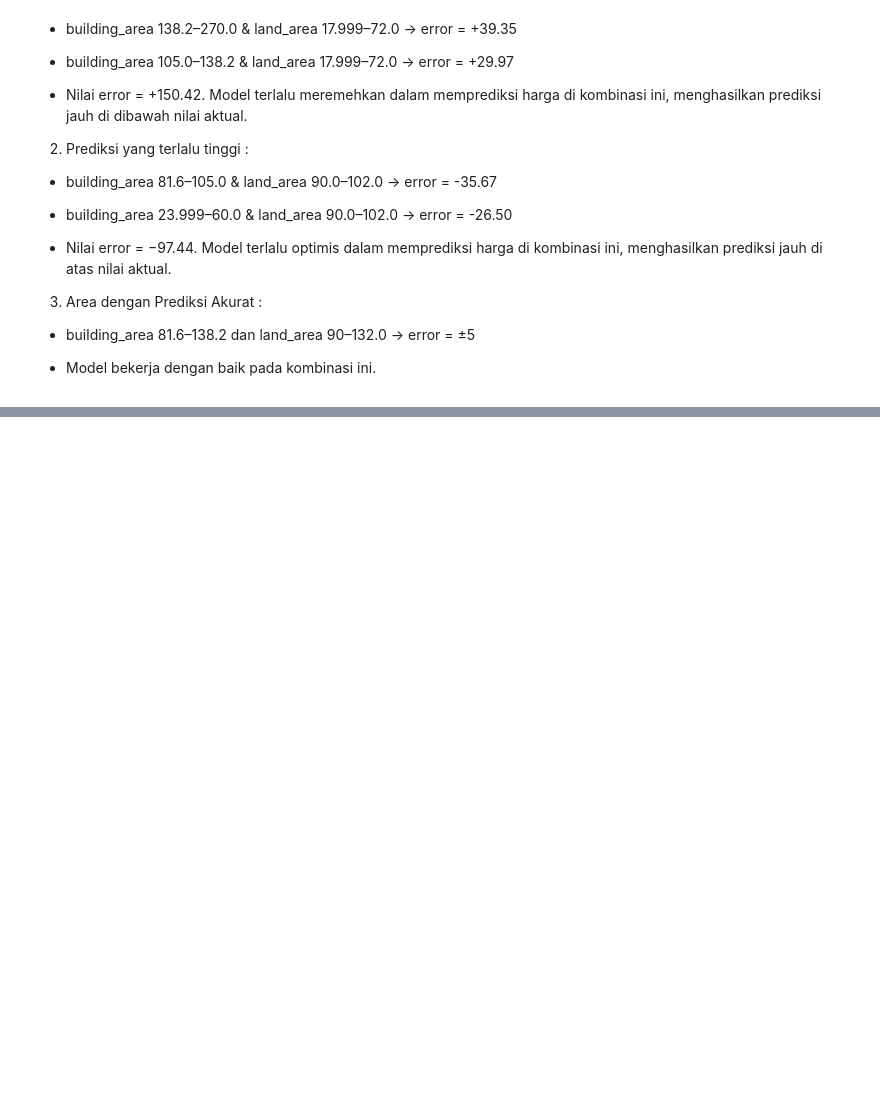
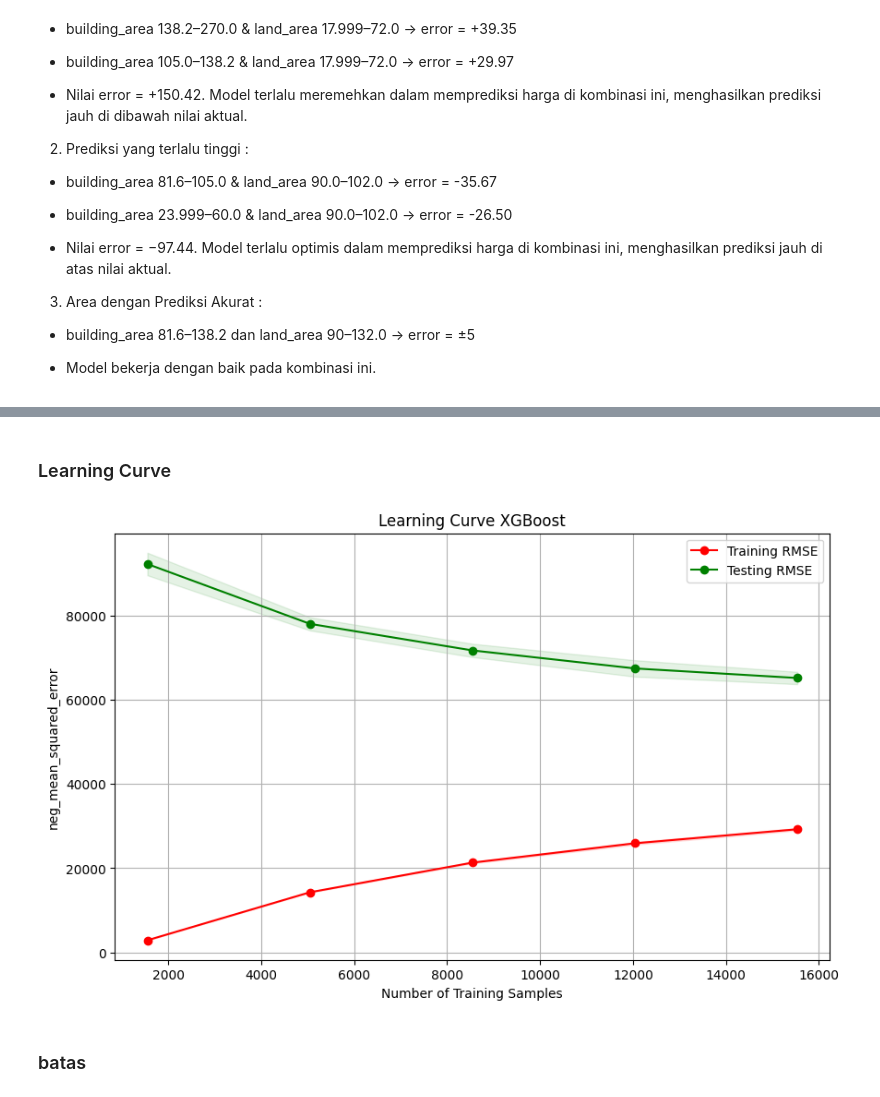
Before and after one commit to romzyalba/house_price_model, a Jupyter notebook: src/notebooks/eda.ipynb, the cells around one changed output, grey strips where cells are left out. Saved outputs shown, nothing was run; the diff lists cells and outputs as text; code cells hidden in the pictures; blank space fills up the shorter version.

```diff
--- a/src/notebooks/eda.ipynb
+++ b/src/notebooks/eda.ipynb
@@ -400,0 +526,48 @@ plt.show()
+# %% [markdown]
+### Learning Curve
+# %%
+# Gabungkan array menjadi satu
+X_scaled = np.vstack([X_train_scaled, X_test_scaled])
+
+# Gabungkan y
+y = pd.concat([y_train, y_test], axis=0).reset_index(drop=True)
+
+# Buat DataFrame dari array X_scaled
+X = pd.DataFrame(X_scaled, columns=[X_train.columns])
+
+# Plot Learning Curve
+train_sizes, train_scores, test_scores = learning_curve(
+    model, X, y, cv=5, scoring="neg_mean_squared_error"
+)
+train_scores_mean = -np.mean(train_scores, axis=1)
+train_scores_std = np.std(train_scores, axis=1)
+test_scores_mean = -np.mean(test_scores, axis=1)
+test_scores_std = np.std(test_scores, axis=1)
+
+plt.figure(figsize=(10, 6))
+plt.title("Learning Curve XGBoost")
+plt.xlabel("Number of Training Samples")
+plt.ylabel("neg_mean_squared_error")
+plt.grid()
+
+plt.fill_between(
+    train_sizes,
+    train_scores_mean - train_scores_std,
+    train_scores_mean + train_scores_std,
+    alpha=0.1,
+    color="r",
+)
+plt.fill_between(
+    train_sizes,
+    test_scores_mean - test_scores_std,
+    test_scores_mean + test_scores_std,
+    alpha=0.1,
+    color="g",
+)
+plt.plot(train_sizes, train_scores_mean, "o-", color="r", label="Training RMSE")
+plt.plot(train_sizes, test_scores_mean, "o-", color="g", label="Testing RMSE")
+
+plt.legend(loc="best")
+plt.show()
+# %% [output]
+[figure, added]
@@ -400,0 +587,2 @@ plt.show()
+# %% [markdown]
+### batas
```
Also changed, not shown: parts of 14 cells of this notebook, 3 other files.
